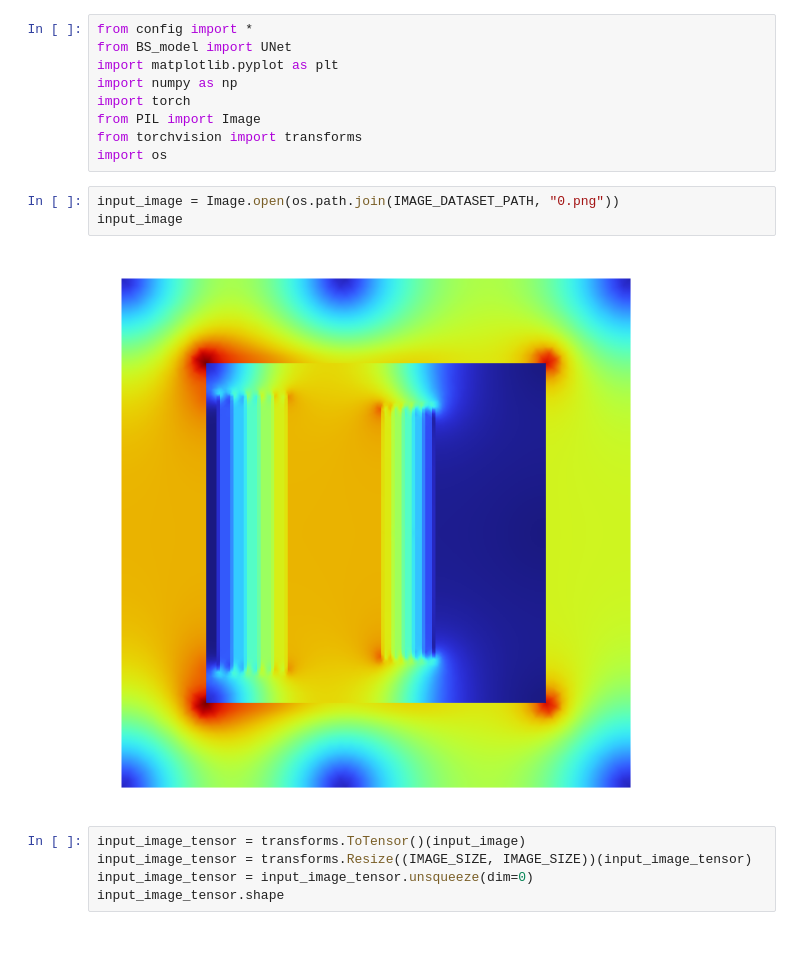
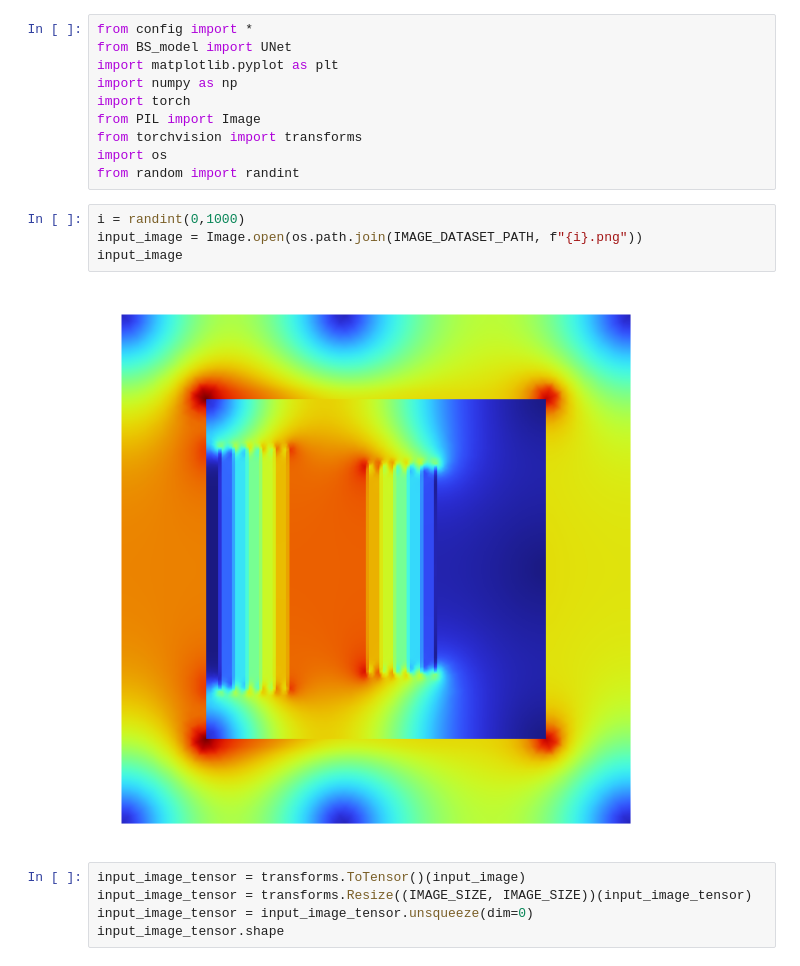
Before and after one commit to Ward-GT/MachineLearning, a Jupyter notebook: MachineLearningModels/binarysegmentation/BS_plot.ipynb, the cells around one changed output. Saved outputs shown, nothing was run; the diff lists cells and outputs as text.

```diff
--- a/MachineLearningModels/binarysegmentation/BS_plot.ipynb
+++ b/MachineLearningModels/binarysegmentation/BS_plot.ipynb
@@ -7,11 +7,13 @@ import torch
 from PIL import Image
 from torchvision import transforms
 import os
+from random import randint
 # %%
-input_image = Image.open(os.path.join(IMAGE_DATASET_PATH, "0.png"))
+i = randint(0,1000)
+input_image = Image.open(os.path.join(IMAGE_DATASET_PATH, f"{i}.png"))
 input_image
 # %% [output]
-[figure, old version]
+[figure, new version]
 # %%
 input_image_tensor = transforms.ToTensor()(input_image)
 input_image_tensor = transforms.Resize((IMAGE_SIZE, IMAGE_SIZE))(input_image_tensor)
```
Also changed, not shown: parts of 3 cells of this notebook, 4 other files.
